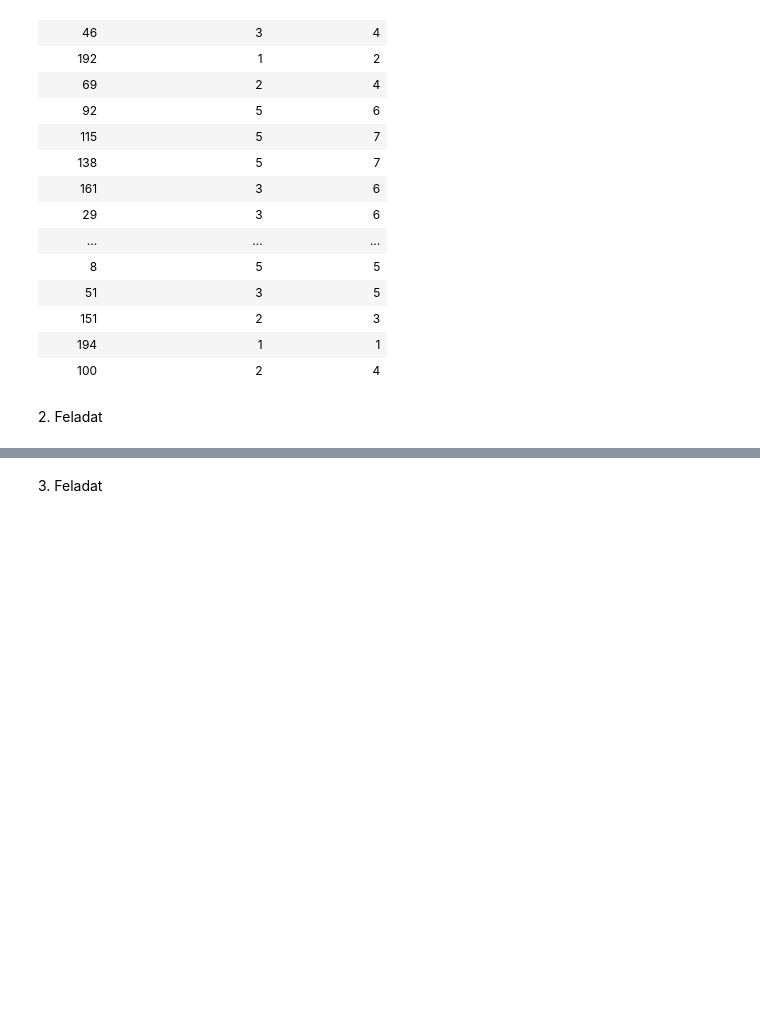
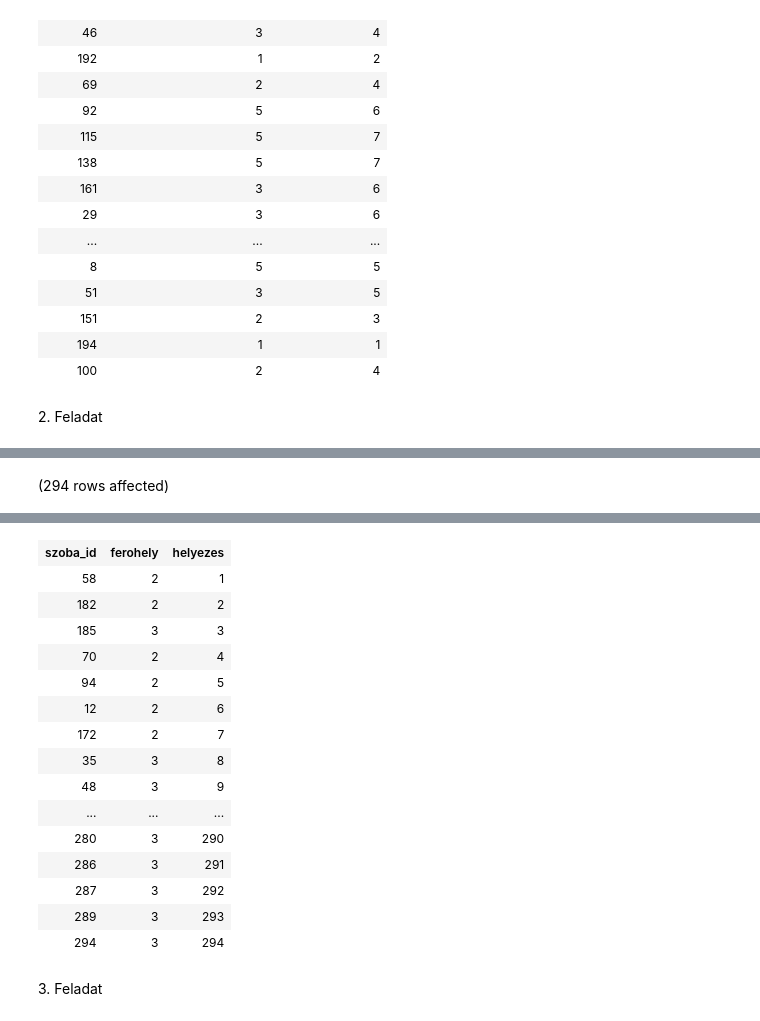
Before and after one commit to Sztaniszlavsz/adatbazisok, a Jupyter notebook: ZH2_G1BL7Q.ipynb, the cells around one changed output, grey strips where cells are left out. Drawn from its saved outputs; the diff is of its cells as text; code cells hidden in the pictures; blank space fills up the shorter version.

```diff
--- a/ZH2_G1BL7Q.ipynb
+++ b/ZH2_G1BL7Q.ipynb
@@ -53,0 +32,24 @@ Total execution time: 00:00:00.015
+# %%
+WITH FoglalasSzam AS (
+    SELECT
+            SZOBA_FK,
+            COUNT(*) AS foglalasok_szama
+    FROM Foglalas
+    GROUP BY SZOBA_FK
+),
+RangsoroltSzobak AS (
+    SELECT
+            s.szoba_id,
+            s.ferohely,
+            ROW_NUMBER() OVER (ORDER BY fs.foglalasok_szama DESC, s.ferohely ASC, s. szoba_id ASC) AS helyezes
+    FROM szoba s
+    LEFT JOIN FoglalasSzam fs ON s.SZOBA_ID = fs.szoba_fk
+)
+SELECT
+    szoba_id,
+    ferohely,
+    helyezes
+FROM RangsoroltSzobak
+ORDER BY helyezes
+# %% [output]
+(294 rows affected)
@@ -54,3 +57,19 @@ Total execution time: 00:00:00.015
+| szoba_id | ferohely | helyezes |
+| 58 | 2 | 1 |
+| 182 | 2 | 2 |
+| 185 | 3 | 3 |
+| 70 | 2 | 4 |
+| 94 | 2 | 5 |
+| 12 | 2 | 6 |
+| 172 | 2 | 7 |
+| 35 | 3 | 8 |
+| 48 | 3 | 9 |
+| ... | ... | ... |
+| 280 | 3 | 290 |
+| 286 | 3 | 291 |
+| 287 | 3 | 292 |
+| 289 | 3 | 293 |
+| 294 | 3 | 294 |
 # %% [markdown]
 3\. Feladat
 # %%
```
Also changed, not shown: parts of 2 cells of this notebook.
